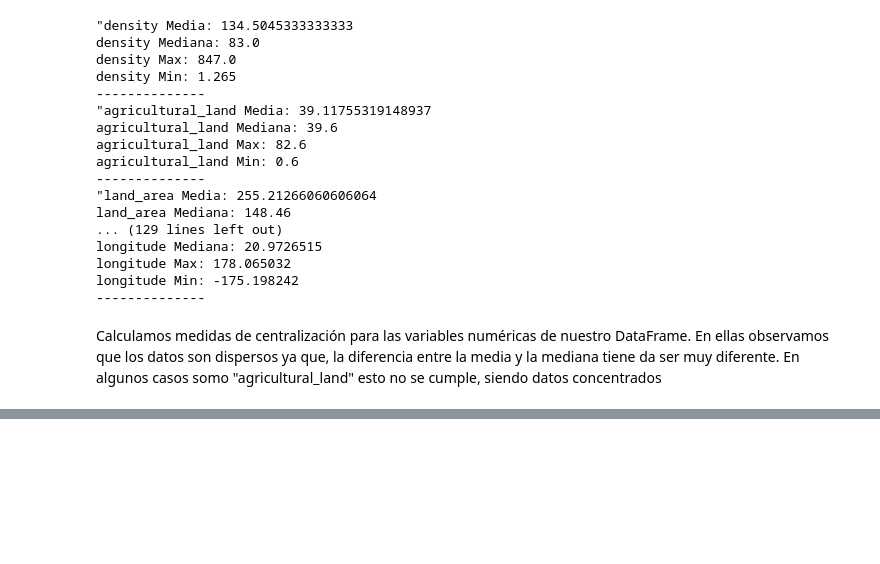
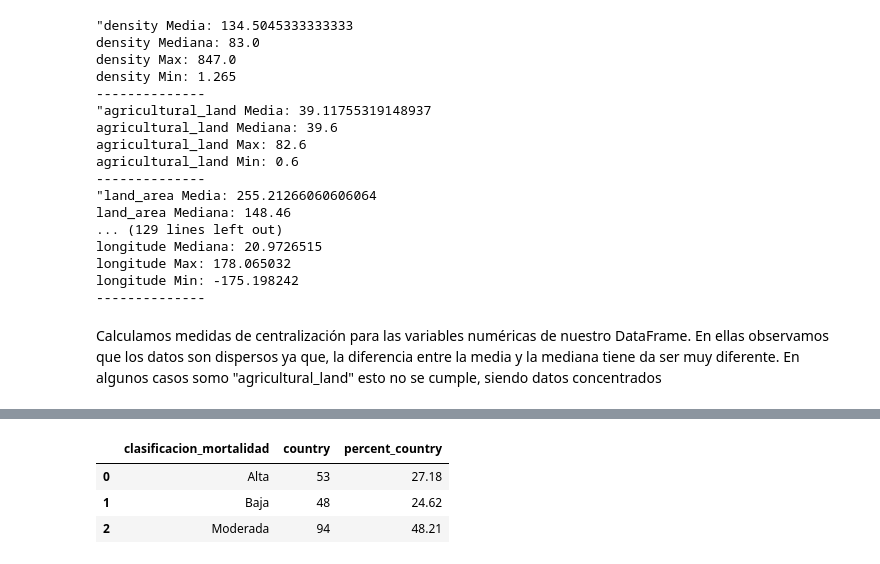
Before and after one commit to patriciamromero/promoG-modulo3-sprint2-pairprogramming-Alejandra-Mar-a-Patricia, a Jupyter notebook: pair_estadistica_descriptiva.ipynb, the cells around one changed output, grey strips where cells are left out. Saved outputs shown, nothing was run; the diff lists cells and outputs as text; code cells hidden in the pictures; blank space fills up the shorter version.

```diff
--- a/pair_estadistica_descriptiva.ipynb
+++ b/pair_estadistica_descriptiva.ipynb
@@ -169,0 +147,12 @@ El porcentaje prmedio de personas que participan en la fuera laboral de todos lo
+# %%
+analisis_mortalidad = data.groupby('clasificacion_mortalidad')['country'].count().reset_index()
+
+total_paises = data['country'].nunique()
+analisis_mortalidad["percent_country"] = np.round((analisis_mortalidad['country'] / total_paises) * 100,2)
+
+analisis_mortalidad
+# %% [output]
+|  | clasificacion_mortalidad | country | percent_country |
+| 0 | Alta | 53 | 27.18 |
+| 1 | Baja | 48 | 24.62 |
+| 2 | Moderada | 94 | 48.21 |
```
Also changed, not shown: parts of 46 cells of this notebook, 5 other files.
